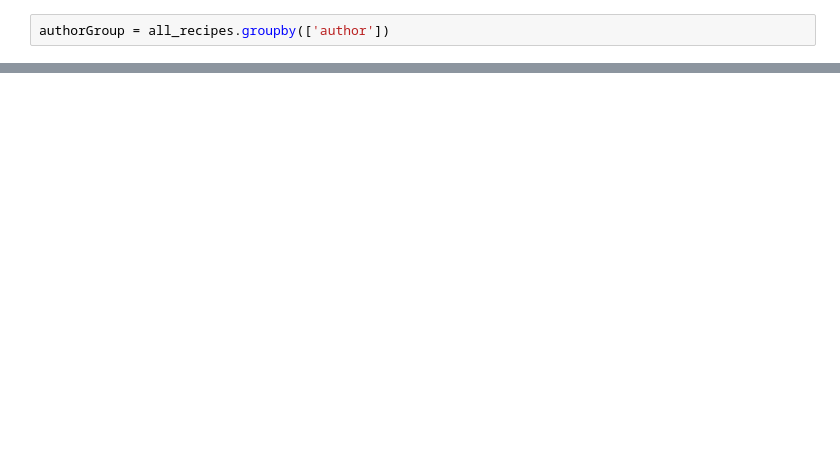
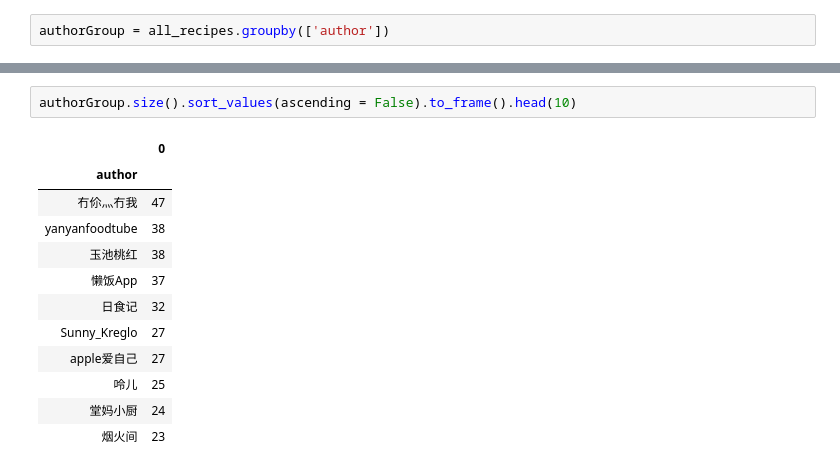
Before and after one commit to shimmer-croissant0707/web_scraping_project, a Jupyter notebook: Web_Scraping_Project.ipynb, the cells around one changed output, grey strips where cells are left out. Drawn from its saved outputs; the diff is of its cells as text; blank space fills up the shorter version.

```diff
--- a/Web_Scraping_Project.ipynb
+++ b/Web_Scraping_Project.ipynb
@@ -443,0 +452,15 @@ NameError: name 'sort_values' is not defined
+# %%
+authorGroup.size().sort_values(ascending = False).to_frame().head(10)
+# %% [output]
+|  | 0 |
+| author |  |
+| 冇伱灬冇我 | 47 |
+| yanyanfoodtube | 38 |
+| 玉池桃红 | 38 |
+| 懒饭App | 37 |
+| 日食记 | 32 |
+| Sunny_Kreglo | 27 |
+| apple爱自己 | 27 |
+| 呤儿 | 25 |
+| 堂妈小厨 | 24 |
+| 烟火间 | 23 |
```
Also changed, not shown: parts of 20 cells of this notebook.
